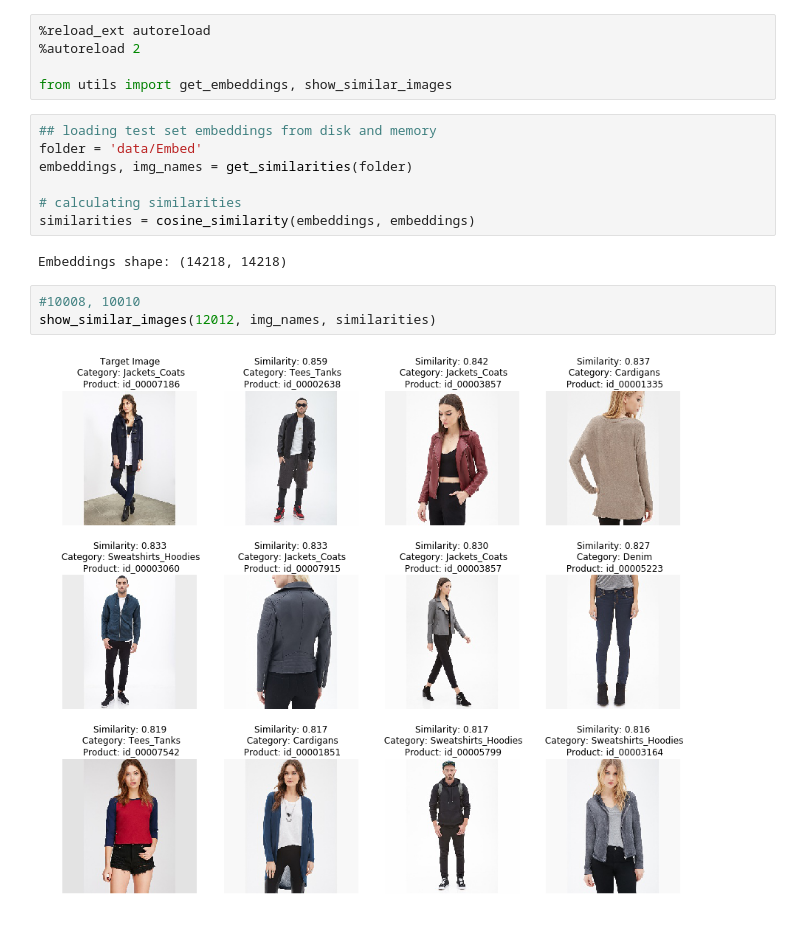
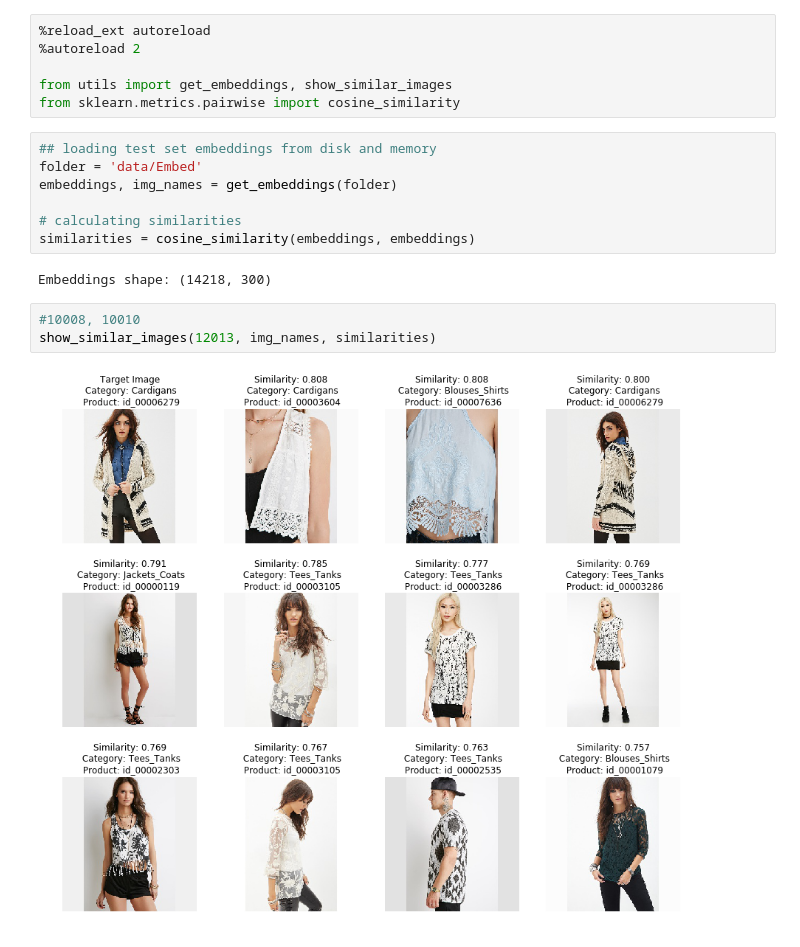
Before and after one commit to OlgaChernytska/Visual-Recommender-CNNs, a Jupyter notebook: Demo.ipynb, the cells around one changed output. Cells and saved outputs as stored; diff of their text form.

```diff
--- a/Demo.ipynb
+++ b/Demo.ipynb
@@ -3,17 +3,18 @@
 %autoreload 2
 
 from utils import get_embeddings, show_similar_images
+from sklearn.metrics.pairwise import cosine_similarity
 # %%
 ## loading test set embeddings from disk and memory
 folder = 'data/Embed'
-embeddings, img_names = get_similarities(folder)
+embeddings, img_names = get_embeddings(folder)
 
 # calculating similarities
 similarities = cosine_similarity(embeddings, embeddings)
 # %% [output]
-Embeddings shape: (14218, 14218)
+Embeddings shape: (14218, 300)
 # %%
 #10008, 10010
-show_similar_images(12012, img_names, similarities)
+show_similar_images(12013, img_names, similarities)
 # %% [output]
-[figure, old version]
+[figure, new version]
```
